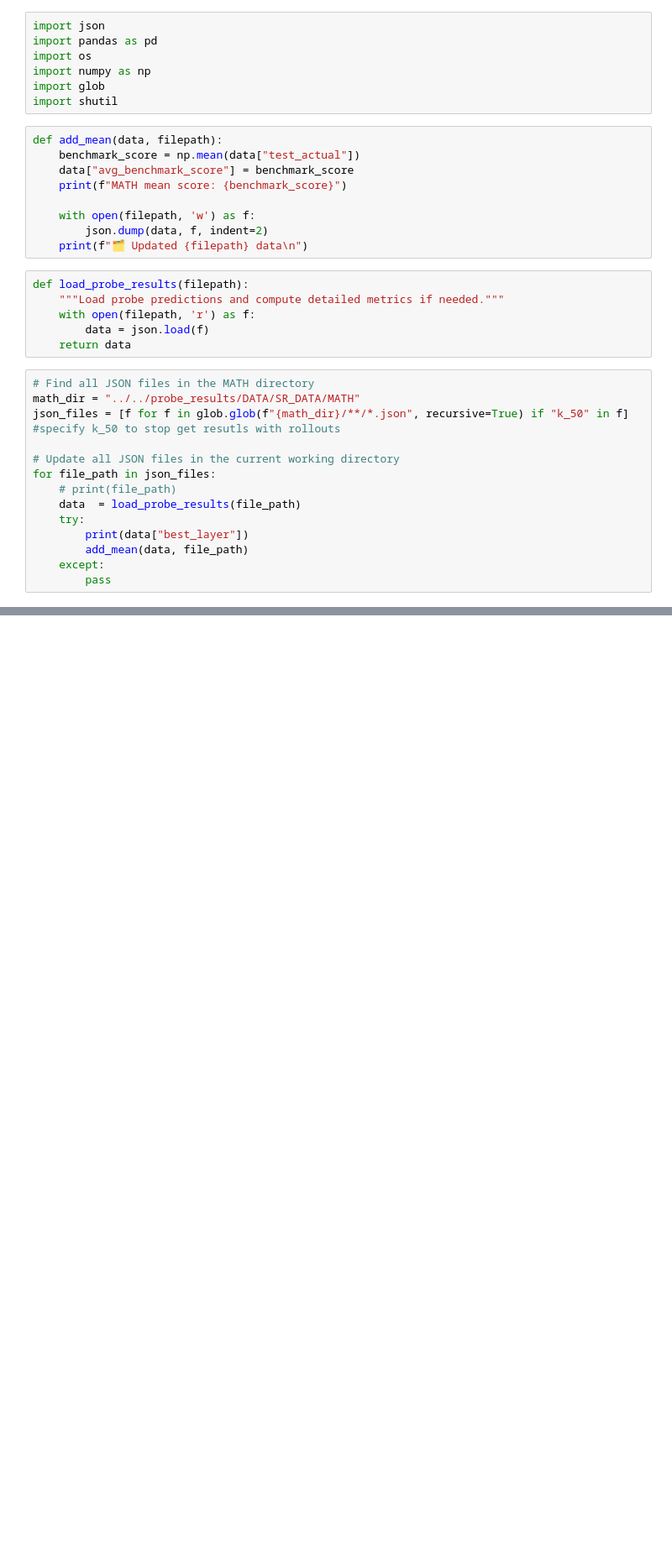
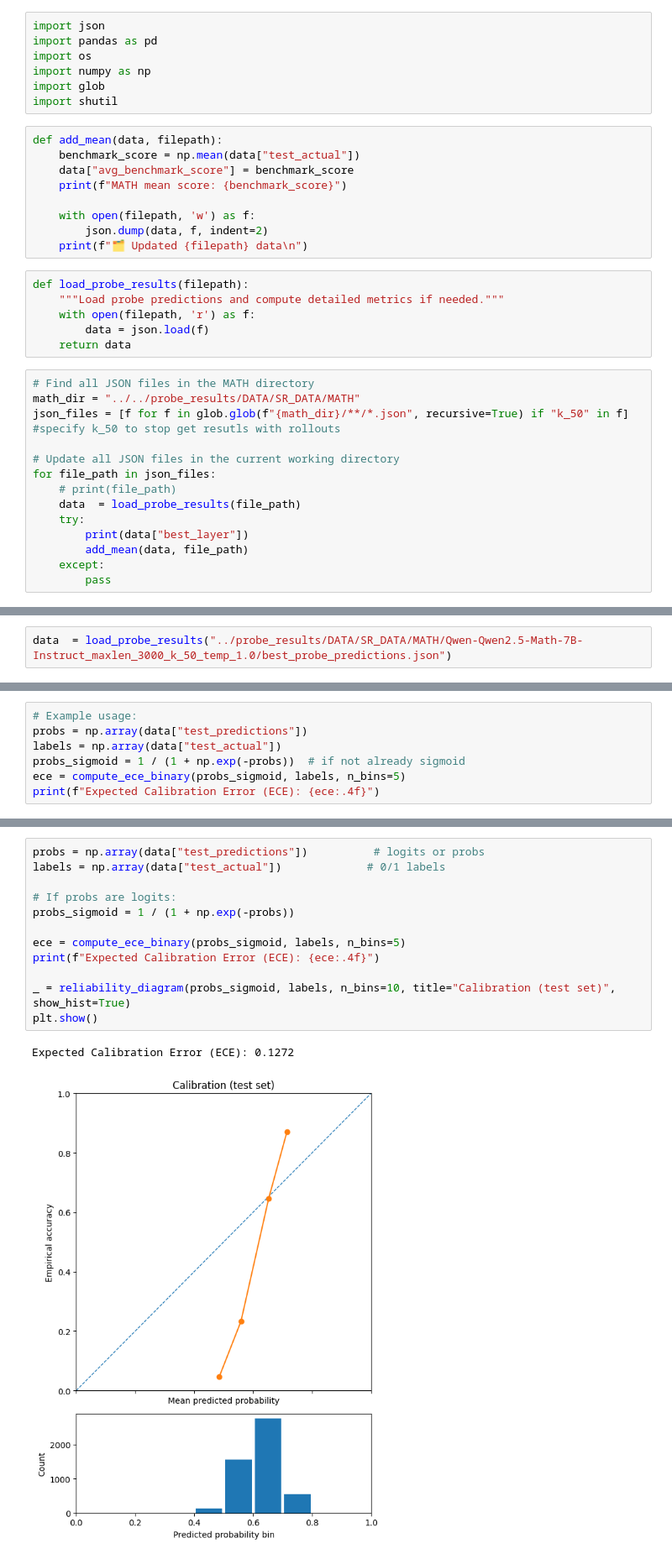
Before and after one commit to KabakaWilliam/llms_know_difficulty, a Jupyter notebook: will_replication/notebooks/sanity_check_probe_results.ipynb, the cells around one changed output, grey strips where cells are left out. Shown: that part at 84% size. Cells and saved outputs as stored; diff of their text form; blank space fills up the shorter version.

Commit message:
added probe_calibration code, did experiments where temperature=0.6, adde code to label predictions as well

```diff
--- a/will_replication/notebooks/sanity_check_probe_results.ipynb
+++ b/will_replication/notebooks/sanity_check_probe_results.ipynb
@@ -36,0 +39,2 @@ for file_path in json_files:
+# %%
+data  = load_probe_results("../probe_results/DATA/SR_DATA/MATH/Qwen-Qwen2.5-Math-7B-Instruct_maxlen_3000_k_50_temp_1.0/best_probe_predictions.json")
@@ -36,0 +78,7 @@ for file_path in json_files:
+# %%
+# Example usage:
+probs = np.array(data["test_predictions"])
+labels = np.array(data["test_actual"])
+probs_sigmoid = 1 / (1 + np.exp(-probs))  # if not already sigmoid
+ece = compute_ece_binary(probs_sigmoid, labels, n_bins=5)
+print(f"Expected Calibration Error (ECE): {ece:.4f}")
@@ -36,0 +144,15 @@ for file_path in json_files:
+# %%
+probs = np.array(data["test_predictions"])          # logits or probs
+labels = np.array(data["test_actual"])             # 0/1 labels
+
+# If probs are logits:
+probs_sigmoid = 1 / (1 + np.exp(-probs))
+
+ece = compute_ece_binary(probs_sigmoid, labels, n_bins=5)
+print(f"Expected Calibration Error (ECE): {ece:.4f}")
+
+_ = reliability_diagram(probs_sigmoid, labels, n_bins=10, title="Calibration (test set)", show_hist=True)
+plt.show()
+# %% [output]
+Expected Calibration Error (ECE): 0.1272
+[figure, added]
```
Also changed, not shown: parts of 18 cells of this notebook, 8 other files.
